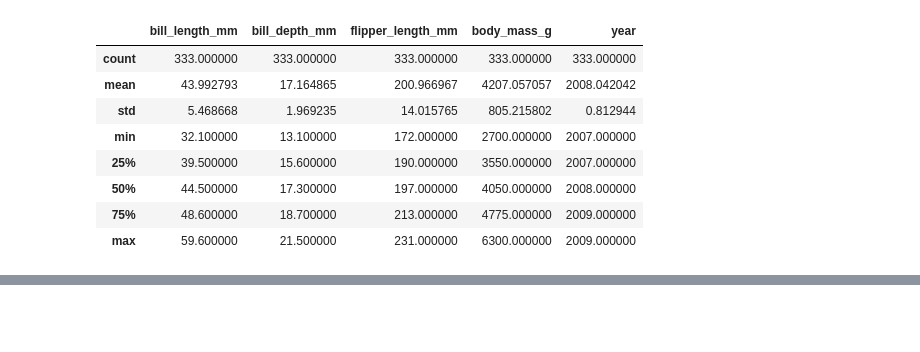
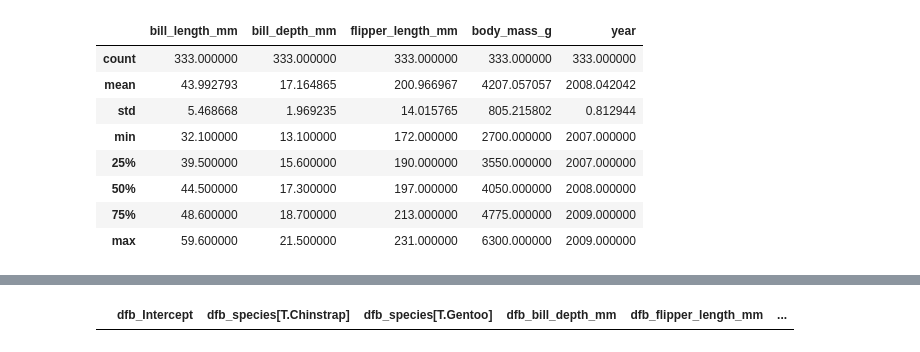
Before and after one commit to salvnetto/analise-regressao, a Jupyter notebook: prov.ipynb, the cells around one changed output, grey strips where cells are left out. Drawn from its saved outputs; the diff is of its cells as text; code cells hidden in the pictures; blank space fills up the shorter version.

```diff
--- a/prov.ipynb
+++ b/prov.ipynb
@@ -55,0 +113,5 @@ plt.show()
+# %%
+influence_df = influence.summary_frame()
+influence_df[(influence_df > 1).all(axis= 1)]
+# %% [output]
+|  | dfb_Intercept | dfb_species[T.Chinstrap] | dfb_species[T.Gentoo] | dfb_bill_depth_mm | dfb_flipper_length_mm | ... |
```
Also changed, not shown: parts of 13 cells of this notebook, 1 other file.
